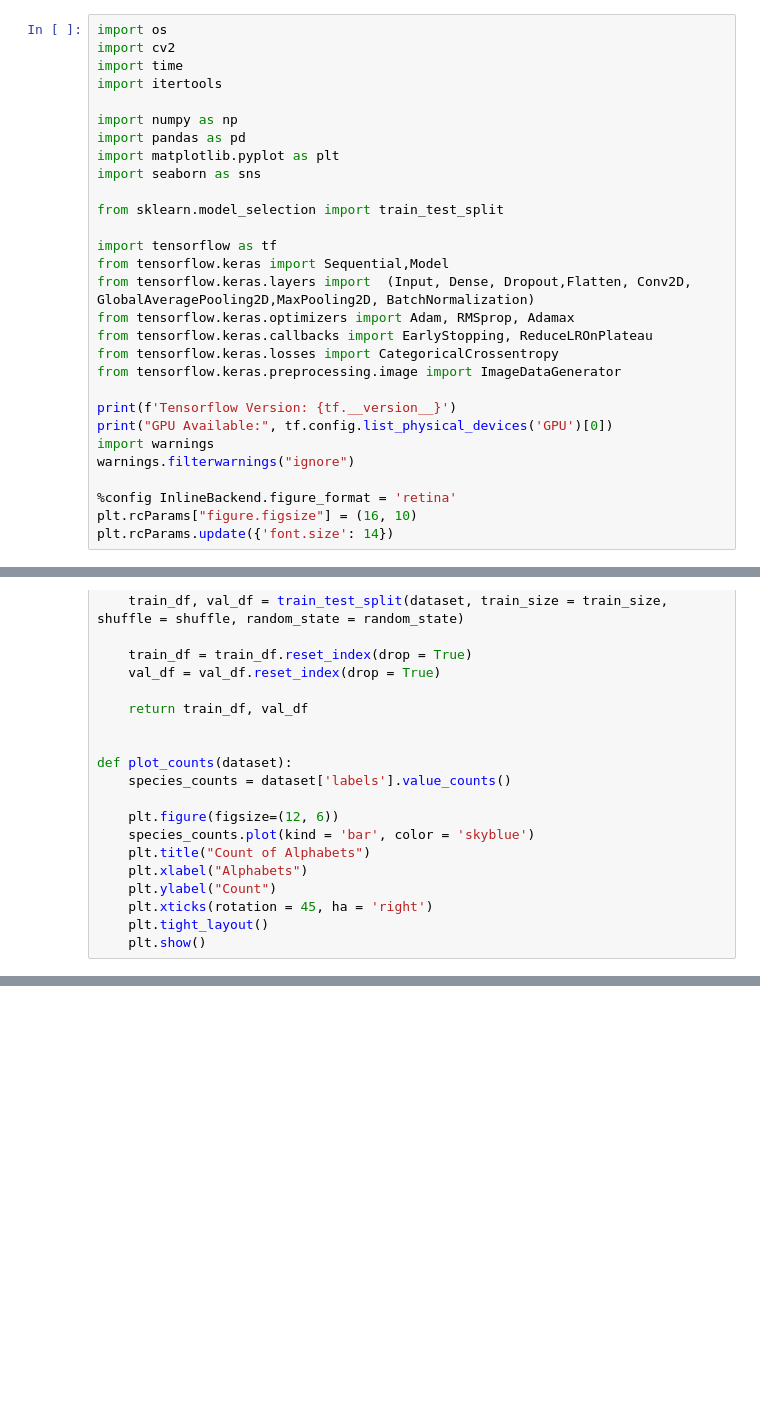
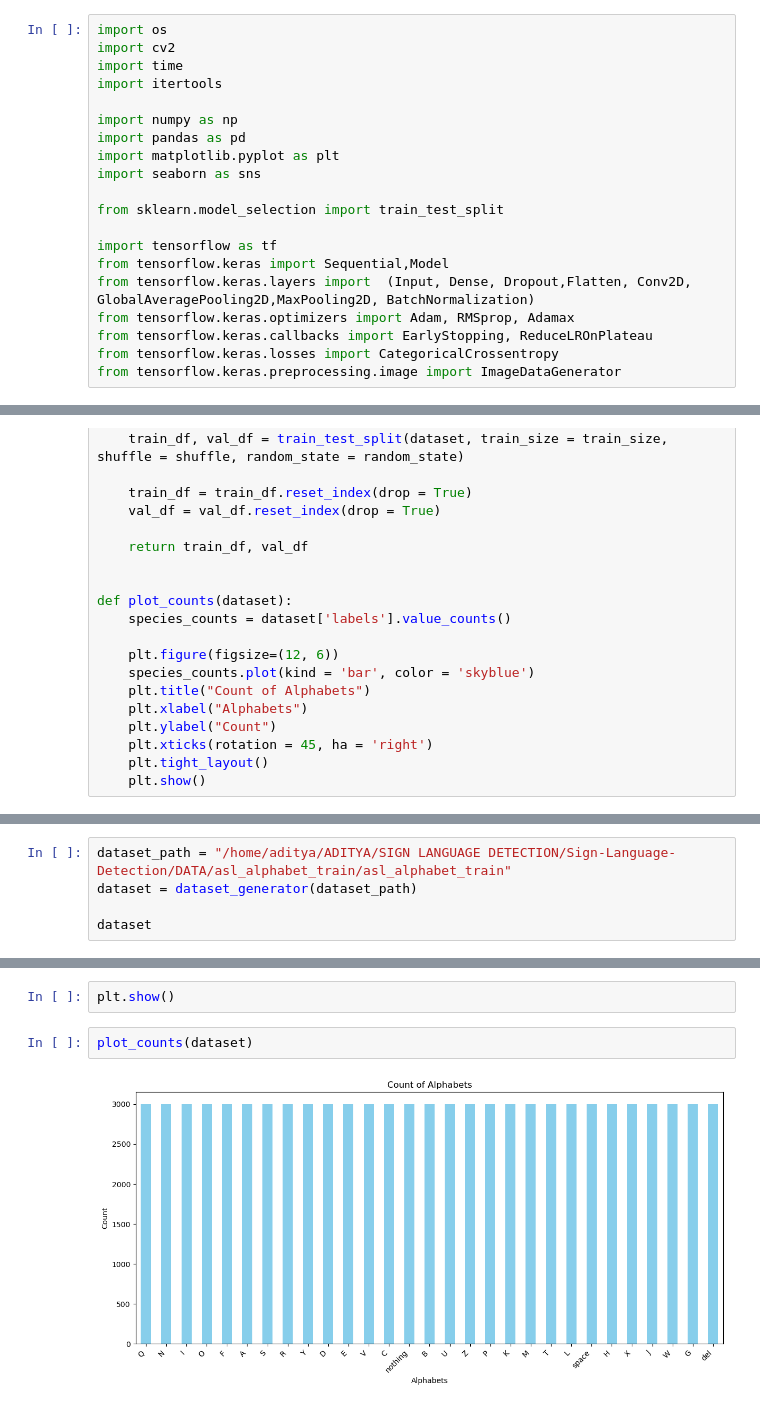
Before and after one commit to AdiTyaPal0710/Sign-Language-Detection, a Jupyter notebook: ASL.ipynb, the cells around one changed output, grey strips where cells are left out. Drawn from its saved outputs; the diff is of its cells as text; blank space fills up the shorter version.

```diff
--- a/ASL.ipynb
+++ b/ASL.ipynb
@@ -36,13 +36,4 @@ from tensorflow.keras.optimizers import Adam, RMSprop, Adamax
 from tensorflow.keras.callbacks import EarlyStopping, ReduceLROnPlateau
 from tensorflow.keras.losses import CategoricalCrossentropy
 from tensorflow.keras.preprocessing.image import ImageDataGenerator
-
-print(f'Tensorflow Version: {tf.__version__}')
-print("GPU Available:", tf.config.list_physical_devices('GPU')[0])
-import warnings
-warnings.filterwarnings("ignore")
-
-%config InlineBackend.figure_format = 'retina'
-plt.rcParams["figure.figsize"] = (16, 10)
-plt.rcParams.update({'font.size': 14})
 # %% [output]
@@ -98,0 +80,5 @@ dataset.head()
+# %%
+dataset_path = "/home/aditya/ADITYA/SIGN LANGUAGE DETECTION/Sign-Language-Detection/DATA/asl_alphabet_train/asl_alphabet_train"
+dataset = dataset_generator(dataset_path)
+
+dataset
@@ -99,3 +99,9 @@ dataset.head()
+# %%
+plt.show()
+# %%
+plot_counts(dataset)
+# %% [output]
+[figure, added]
 # %%
 train_df, val_df= dataset_splitter(dataset)
 
```
Also changed, not shown: parts of 6 cells of this notebook, 1 other file.
